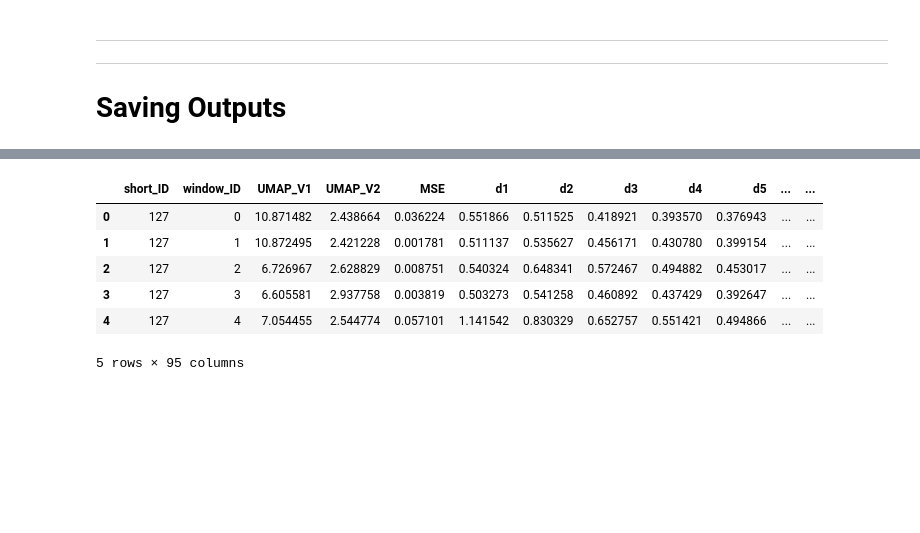
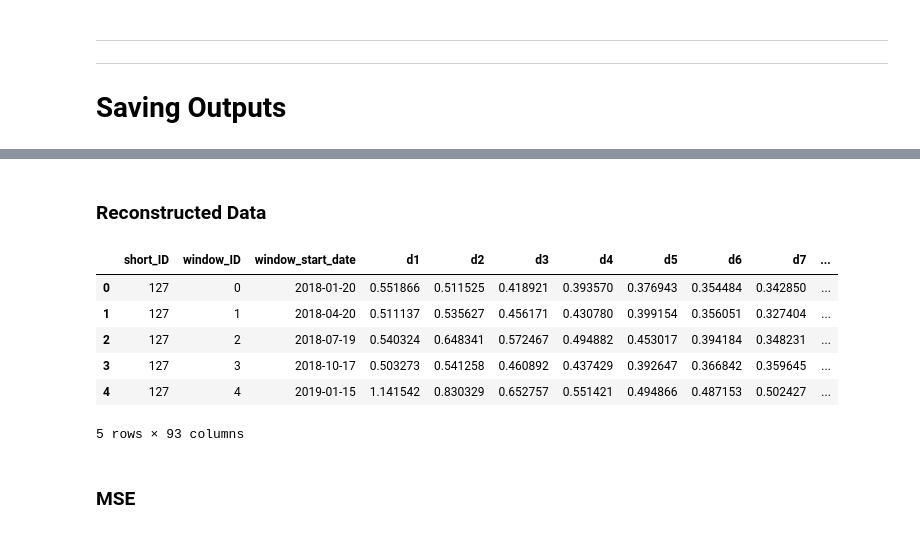
Before and after one commit to VascoPM/SHS-DeepClustering, a Jupyter notebook: Clustering_ANN-Clust-Reconstruct.ipynb, the cells around one changed output, grey strips where cells are left out. Drawn from its saved outputs; the diff is of its cells as text; code cells hidden in the pictures; blank space fills up the shorter version.

```diff
--- a/Clustering_ANN-Clust-Reconstruct.ipynb
+++ b/Clustering_ANN-Clust-Reconstruct.ipynb
@@ -90,0 +80,2 @@ Data.head()
+# %%
+data = Data[window_cols].values
@@ -101,0 +119,10 @@ predict_data.shape
+# %%
+start_knn_time = time.time()
+knn_orig_precomp = nearest_neighbors(data,
+                              n_neighbors=250,
+                              metric="euclidean",
+                              metric_kwds=None,
+                              angular=False,
+                              random_state=42)
+
+print(f'Precomp Time: {np.round(time.time() - start_knn_time,2)}[s]')
@@ -101,0 +131,12 @@ predict_data.shape
+# %%
+start_time = time.time()
+umap_viz_model = umap.UMAP(random_state=42,
+                           n_neighbors=30,
+                           min_dist= 0.1,
+                           n_components = 2,
+                           precomputed_knn= knn_orig_precomp,
+                          ).fit(data)
+
+v_2D_umap = umap_viz_model.transform(data)
+
+print(f'Total Time: {np.round(time.time() - start_time,2)}[s]')
@@ -248,3 +256,0 @@ df_encoded = pd.DataFrame(encoded_data)
-# %%
-#Calcs UMAP for Visual Purposes
-v_2D_umap, umap_model = UMAP_funct (encoded_data, dims = 2, mode = 'visualisation')
@@ -452,11 +547,17 @@ solution_fileName
+# %% [markdown]
+### Reconstructed Data
 # %%
-df_reconstruct.head()
+df_reconstructed_data = pd.DataFrame()
+df_reconstructed_data[['short_ID', 'window_ID']] = df_reconstruct[['short_ID', 'window_ID']]
+df_reconstructed_data['window_start_date'] = Data['window_start_date']
+df_reconstructed_data[window_cols] = df_reconstruct[window_cols]
+df_reconstructed_data.head()
 # %% [output]
-|  | short_ID | window_ID | UMAP_V1 | UMAP_V2 | MSE | d1 | d2 | d3 | d4 | d5 | ... | ... |
-| 0 | 127 | 0 | 10.871482 | 2.438664 | 0.036224 | 0.551866 | 0.511525 | 0.418921 | 0.393570 | 0.376943 | ... | ... |
-| 1 | 127 | 1 | 10.872495 | 2.421228 | 0.001781 | 0.511137 | 0.535627 | 0.456171 | 0.430780 | 0.399154 | ... | ... |
-| 2 | 127 | 2 | 6.726967 | 2.628829 | 0.008751 | 0.540324 | 0.648341 | 0.572467 | 0.494882 | 0.453017 | ... | ... |
-| 3 | 127 | 3 | 6.605581 | 2.937758 | 0.003819 | 0.503273 | 0.541258 | 0.460892 | 0.437429 | 0.392647 | ... | ... |
-| 4 | 127 | 4 | 7.054455 | 2.544774 | 0.057101 | 1.141542 | 0.830329 | 0.652757 | 0.551421 | 0.494866 | ... | ... |
+|  | short_ID | window_ID | window_start_date | d1 | d2 | d3 | d4 | d5 | d6 | d7 | ... |
+| 0 | 127 | 0 | 2018-01-20 | 0.551866 | 0.511525 | 0.418921 | 0.393570 | 0.376943 | 0.354484 | 0.342850 | ... |
+| 1 | 127 | 1 | 2018-04-20 | 0.511137 | 0.535627 | 0.456171 | 0.430780 | 0.399154 | 0.356051 | 0.327404 | ... |
+| 2 | 127 | 2 | 2018-07-19 | 0.540324 | 0.648341 | 0.572467 | 0.494882 | 0.453017 | 0.394184 | 0.348231 | ... |
+| 3 | 127 | 3 | 2018-10-17 | 0.503273 | 0.541258 | 0.460892 | 0.437429 | 0.392647 | 0.366842 | 0.359645 | ... |
+| 4 | 127 | 4 | 2019-01-15 | 1.141542 | 0.830329 | 0.652757 | 0.551421 | 0.494866 | 0.487153 | 0.502427 | ... |
-5 rows × 95 columns
+5 rows × 93 columns
 # %%
@@ -464,0 +570,2 @@ os.makedirs(f'../ModelResults/AE_Reconstruction/{dataset_name}', exist_ok=True)
+# %% [markdown]
+### MSE
```
Also changed, not shown: parts of 69 cells of this notebook, 2 other files.
